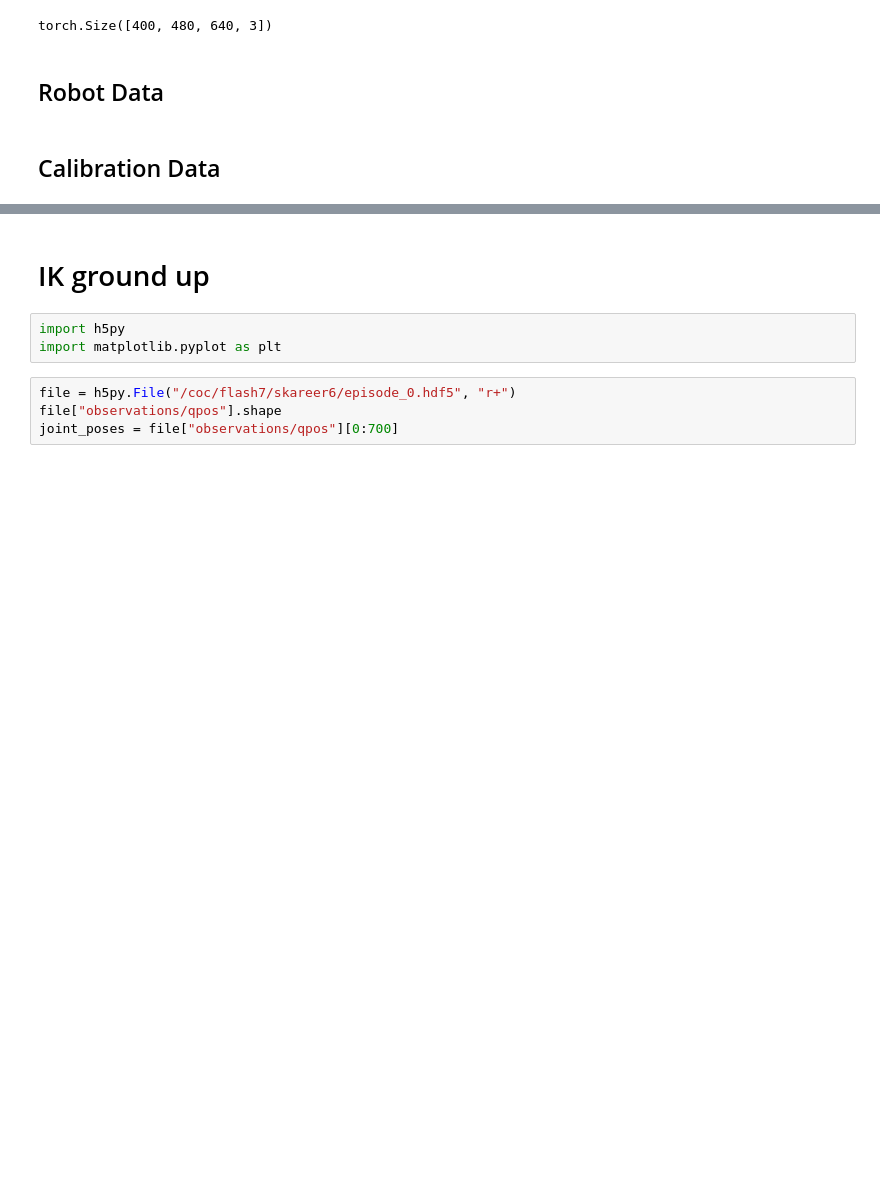
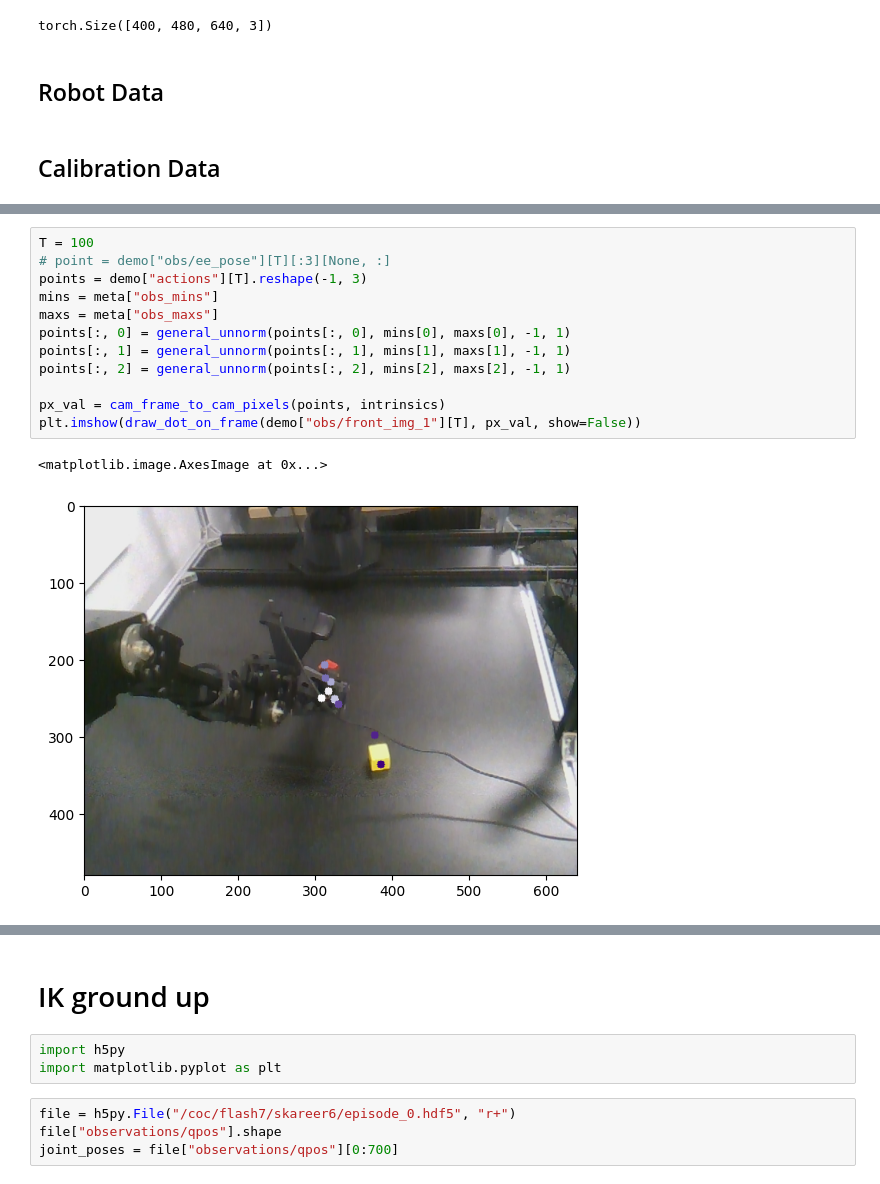
Before and after one commit to swati-gupta-tri-global/EgoMimic, a Jupyter notebook: mimicplay/scripts/aloha_process/VRV1.ipynb, the cells around one changed output, grey strips where cells are left out. Drawn from its saved outputs; the diff is of its cells as text; blank space fills up the shorter version.

```diff
--- a/mimicplay/scripts/aloha_process/VRV1.ipynb
+++ b/mimicplay/scripts/aloha_process/VRV1.ipynb
@@ -221,0 +250,15 @@ plt.imshow(demo["obs/front_img_2"][t])
+# %%
+T = 100
+# point = demo["obs/ee_pose"][T][:3][None, :]
+points = demo["actions"][T].reshape(-1, 3)
+mins = meta["obs_mins"]
+maxs = meta["obs_maxs"]
+points[:, 0] = general_unnorm(points[:, 0], mins[0], maxs[0], -1, 1)
+points[:, 1] = general_unnorm(points[:, 1], mins[1], maxs[1], -1, 1)
+points[:, 2] = general_unnorm(points[:, 2], mins[2], maxs[2], -1, 1)
+
+px_val = cam_frame_to_cam_pixels(points, intrinsics)
+plt.imshow(draw_dot_on_frame(demo["obs/front_img_1"][T], px_val, show=False))
+# %% [output]
+<matplotlib.image.AxesImage at 0x...>
+[figure, added]
```
Also changed, not shown: parts of 19 cells of this notebook, 14 other files.
